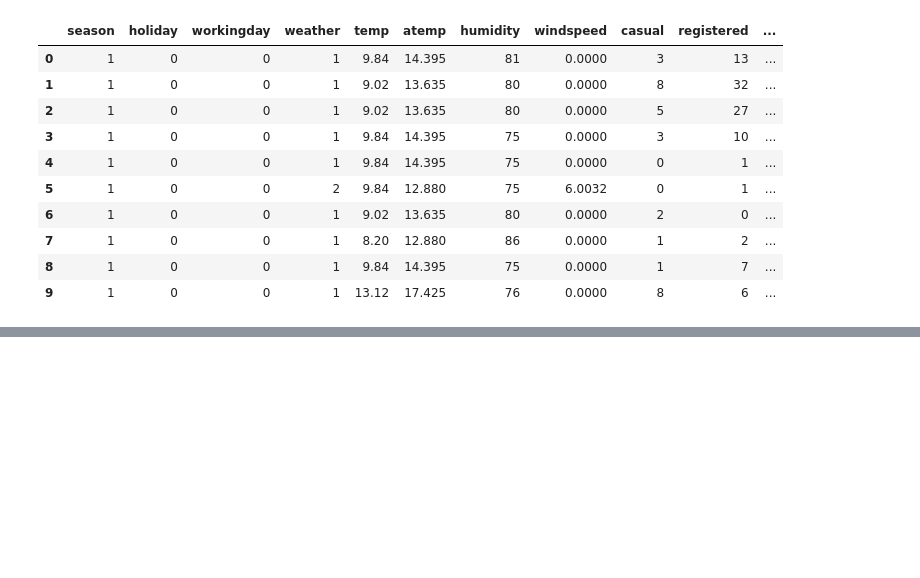
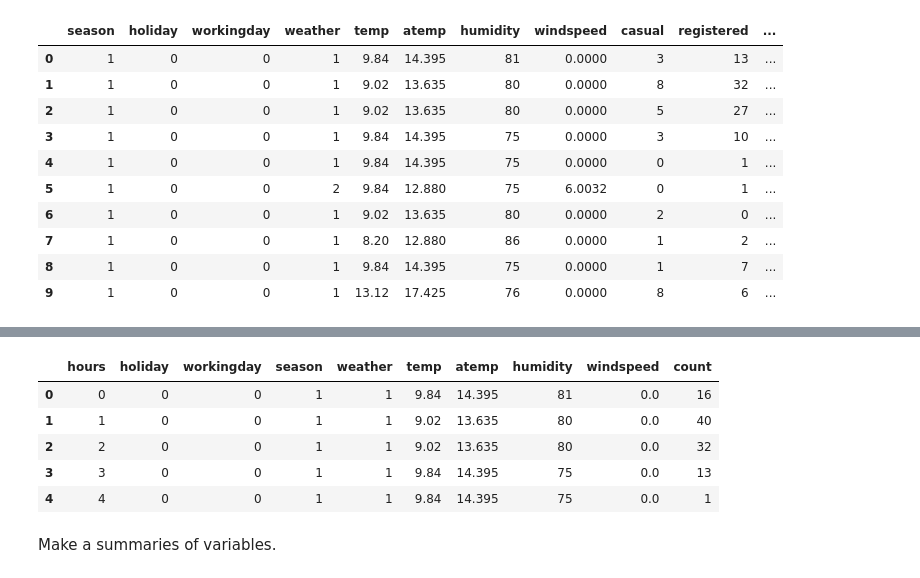
Before and after one commit to davione112/dav112, a Jupyter notebook: BikeSD.ipynb, the cells around one changed output, grey strips where cells are left out. Cells and saved outputs as stored; diff of their text form; code cells hidden in the pictures; blank space fills up the shorter version.

```diff
--- a/BikeSD.ipynb
+++ b/BikeSD.ipynb
@@ -64,0 +83,13 @@ new_dataset.head(10)
+# %%
+new_dataset = new_dataset[['hours','holiday','workingday','season','weather','temp','atemp',
+                           'humidity','windspeed','count']]
+new_dataset.head()
+# %% [output]
+|  | hours | holiday | workingday | season | weather | temp | atemp | humidity | windspeed | count |
+| 0 | 0 | 0 | 0 | 1 | 1 | 9.84 | 14.395 | 81 | 0.0 | 16 |
+| 1 | 1 | 0 | 0 | 1 | 1 | 9.02 | 13.635 | 80 | 0.0 | 40 |
+| 2 | 2 | 0 | 0 | 1 | 1 | 9.02 | 13.635 | 80 | 0.0 | 32 |
+| 3 | 3 | 0 | 0 | 1 | 1 | 9.84 | 14.395 | 75 | 0.0 | 13 |
+| 4 | 4 | 0 | 0 | 1 | 1 | 9.84 | 14.395 | 75 | 0.0 | 1 |
+# %% [markdown]
+Make a summaries of variables.
```
Also changed, not shown: parts of 9 cells of this notebook.
